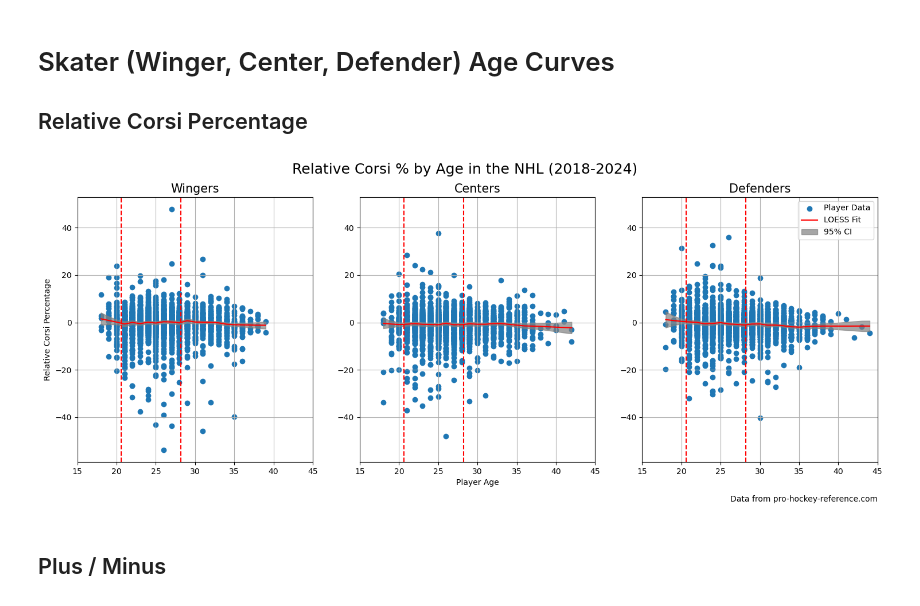
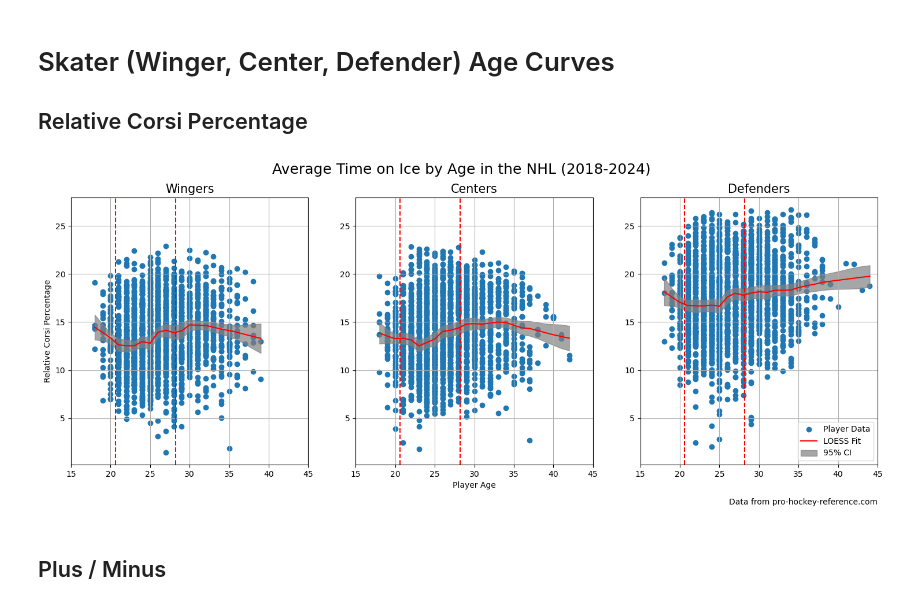
Before and after one commit to cfar506/DSCI235-Project, a Jupyter notebook: 235_Project/Final_Report.ipynb, the cells around one changed output. Drawn from its saved outputs; the diff is of its cells as text; code cells hidden in the pictures.

```diff
--- a/235_Project/Final_Report.ipynb
+++ b/235_Project/Final_Report.ipynb
@@ -107,6 +107,13 @@ skater_basic['W'] = np.where(skater_basic['Pos'].str.contains('W'), 1, 0)
 # Create Goals + Assists  Column
 
 skater_basic['G+A'] = skater_basic['G'] + skater_basic['A']
+# %%
+# Create Average Time on Ice Column (in minutes)
+def time(x):
+    minutes, seconds = map(int, x.split(":"))
+    return minutes + seconds / 60
+
+skater_basic['ATOI_float'] = skater_basic['ATOI'].apply(time)
 # %% [markdown]
 ## Goalie Data
 # %%
@@ -177,6 +184,6 @@ skater_advanced.head()
 | 3 | 25.0 | -4.1 | 0 | 1 | 0 |
 | 4 | 20.0 | -1.8 | 0 | 1 | 0 |
 # %%
-skater_basic = skater_basic[['Age', '+/-', 'G+A', 'C', 'W', 'D']]
+skater_basic = skater_basic[['Age', '+/-', 'G+A', 'ATOI_float', 'C', 'W', 'D']]
 skater_basic.head()
 # %% [output]
@@ -670,16 +677,16 @@ This graph portrays a much more traditional age curve than we have seen so far.
 
 ## Relative Corsi Percentage
 # %%
-defender_a = non_goal_a[(non_goal_a['D']==1)]
-winger_a = non_goal_a[(non_goal_a['W']==1)]
-center_a = non_goal_a[(non_goal_a['C']==1)]
+defender_a = non_goal_b[(non_goal_b['D']==1)]
+winger_a = non_goal_b[(non_goal_b['W']==1)]
+center_a = non_goal_b[(non_goal_b['C']==1)]
 # %%
 ## Defender - Relative Corsi Percentage
 
 frac = 0.15
 
 x_dd = defender_a['Age'].values
-y_dd = defender_a['CF% rel'].values
+y_dd = defender_a['ATOI_float'].values
 index = np.argsort(x_dd)
 x_dd = x_dd[index]
 y_dd = y_dd[index]
@@ -711,7 +718,7 @@ lower_band_d = yd_fitd - 1.96 * std_d
 ## Winger - Relative Corsi Percentage
 
 x_dw = winger_a['Age'].values
-y_dw = winger_a['CF% rel'].values
+y_dw = winger_a['ATOI_float'].values
 index = np.argsort(x_dw)
 x_dw = x_dw[index]
 y_dw = y_dw[index]
@@ -743,7 +750,7 @@ lower_band_w = yd_fitw - 1.96 * std_w
 ## Center - Relative Corsi Percentage
 
 x_dc = center_a['Age'].values
-y_dc = center_a['CF% rel'].values
+y_dc = center_a['ATOI_float'].values
 index = np.argsort(x_dc)
 x_dc = x_dc[index]
 y_dc = y_dc[index]
@@ -781,35 +788,35 @@ axes[0].set_title('Wingers', fontsize=15)
 axes[0].set_ylabel('Relative Corsi Percentage')
 axes[0].grid(True)
 axes[0].set_xlim(15,45)
 axes[0].axvline(x=20.6, color='red', linestyle='--')
 axes[0].axvline(x=28.2, color='red', linestyle='--')
 
 axes[1].scatter(x_dc,y_dc, label='Player Data')
 axes[1].plot(xd_fitc,yd_fitc, color='red', label='LOESS Fit')
 axes[1].fill_between(xd_fitc, lower_band_c, upper_band_c, color='gray', alpha=0.7, label='95% CI')
 axes[1].set_title('Centers', fontsize=15)
 axes[1].set_xlabel('Player Age')
 axes[1].grid(True)
 axes[1].set_xlim(15,45)
 axes[1].yaxis.set_tick_params(labelleft=True)
 axes[1].axvline(x=20.6, color='red', linestyle='--')
 axes[1].axvline(x=28.2, color='red', linestyle='--')
 
 axes[2].scatter(x_dd,y_dd, label='Player Data')
 axes[2].plot(xd_fitd,yd_fitd, color='red', label='LOESS Fit')
 axes[2].fill_between(xd_fitd, lower_band_d, upper_band_d, color='gray', alpha=0.7, label='95% CI')
 axes[2].set_title('Defenders', fontsize=15)
 axes[2].grid(True)
 axes[2].set_xlim(15,45)
 axes[2].yaxis.set_tick_params(labelleft=True)
 axes[2].axvline(x=20.6, color='red', linestyle='--')
 axes[2].axvline(x=28.2, color='red', linestyle='--')
 
-fig.suptitle("Relative Corsi % by Age in the NHL (2018-2024)", fontsize=18)
+fig.suptitle("Average Time on Ice by Age in the NHL (2018-2024)", fontsize=18)
 fig.text(0.9, -0.005, "Data from pro-hockey-reference.com", ha='right')
 plt.legend();
 # %% [output]
-[figure, old version]
+[figure, new version]
 # %% [markdown]
 ## Plus / Minus
 # %%
```
Also changed, not shown: parts of 2 cells of this notebook.
